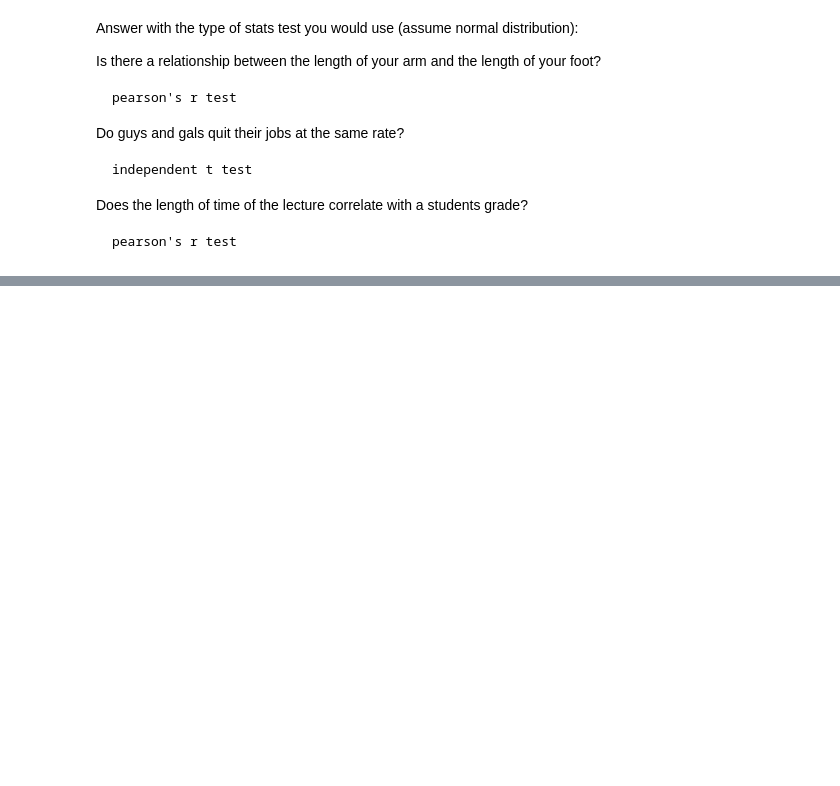
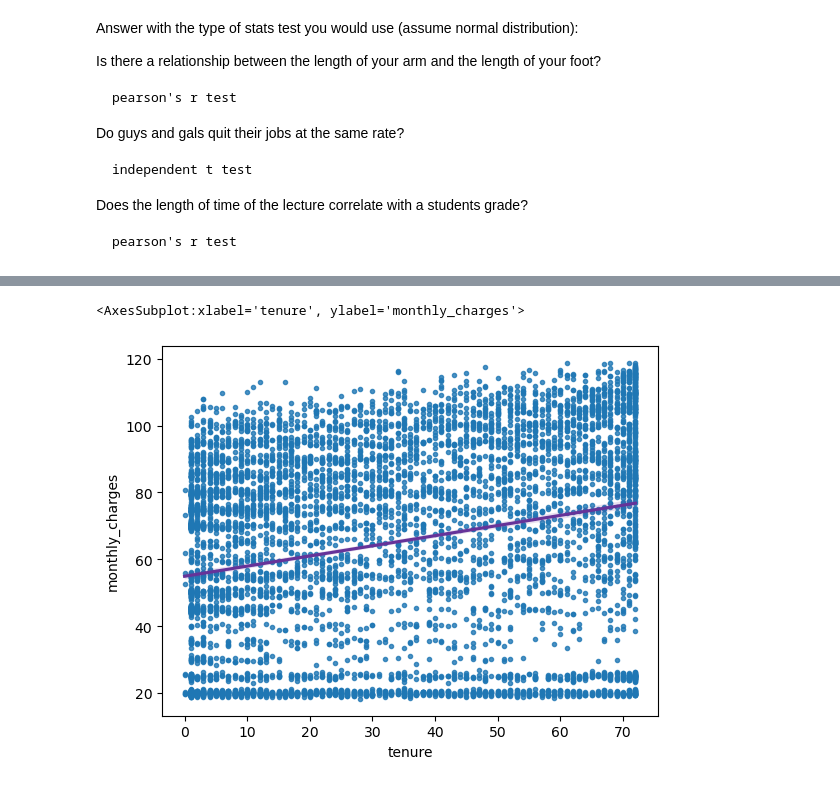
Before and after one commit to wherrickjr/statistics-exercises, a Jupyter notebook: hypothesis_testing.ipynb, the cells around one changed output, grey strips where cells are left out. Saved outputs shown, nothing was run; the diff lists cells and outputs as text; code cells hidden in the pictures; blank space fills up the shorter version.

```diff
--- a/hypothesis_testing.ipynb
+++ b/hypothesis_testing.ipynb
@@ -587,0 +517,3 @@ memory usage: 1.3+ MB
+# %%
+url = get_db_url(env.username, env.password, env.host, db='telco_churn')
+query = 'select * from customers'
@@ -587,0 +544,9 @@ memory usage: 1.3+ MB
+# %%
+charges_df = df[['monthly_charges','tenure']]
+
+sns.regplot(x='tenure', y='monthly_charges',
+            data=charges_df, marker='.',
+            line_kws={'color': 'rebeccapurple'})
+# %% [output]
+<AxesSubplot:xlabel='tenure', ylabel='monthly_charges'>
+[figure, added]
```
Also changed, not shown: parts of 101 cells of this notebook, 1 other file.
